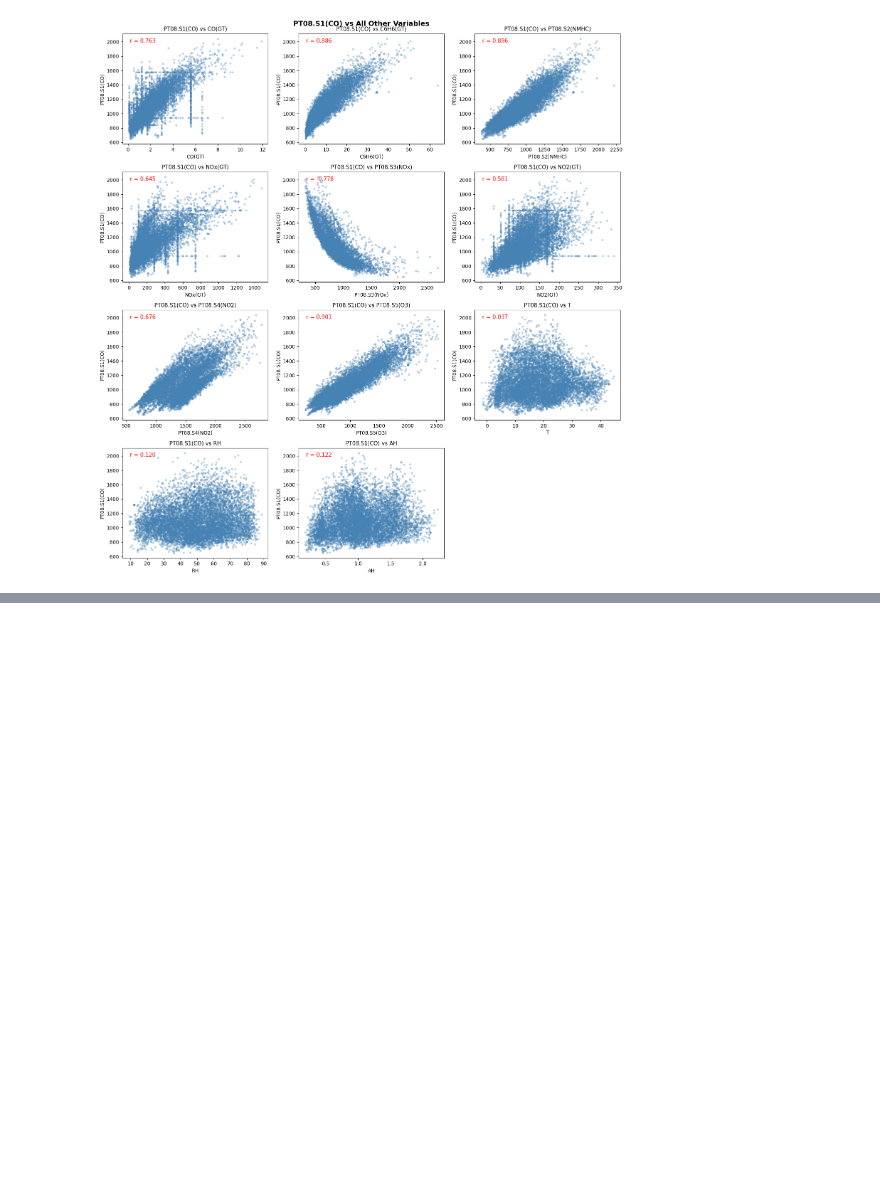
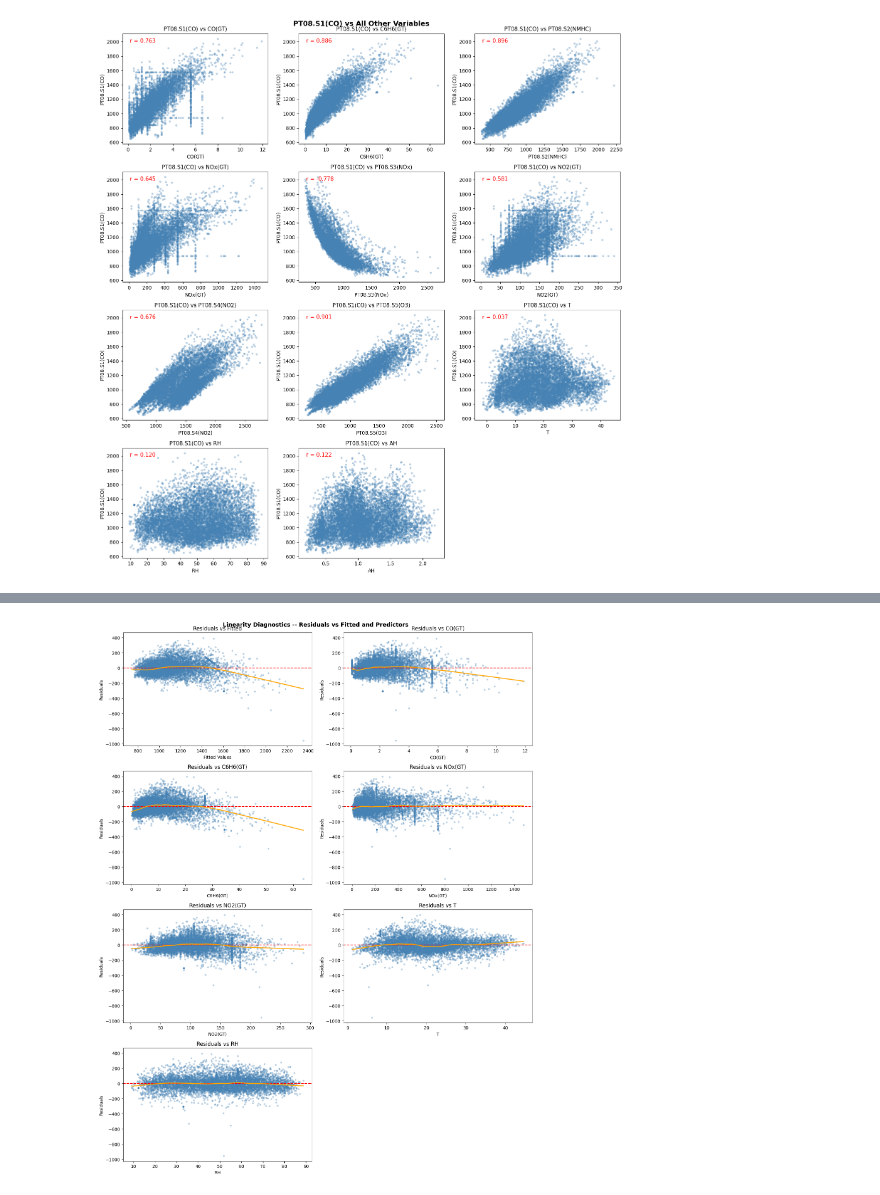
Before and after one commit to 3313556500/210P-Final-Project---Tao-Chen, a Jupyter notebook: 210P Final Project.ipynb, the cells around one changed output, grey strips where cells are left out. Saved outputs shown, nothing was run; the diff lists cells and outputs as text; code cells hidden in the pictures; blank space fills up the shorter version.

```diff
--- a/210P Final Project.ipynb
+++ b/210P Final Project.ipynb
@@ -505,0 +855,12 @@ plt.show()
+# %%
+#| label: tbl-air-mlr-fit
+#| tbl-cap: "MLR model summary for PT08.S1(CO) with all predictors."
+
+# (a) Fit MLR on training set using all predictors
+mlr_model = smf.ols(
+    "Q('PT08.S1(CO)') ~ Q('CO(GT)') + Q('C6H6(GT)') + Q('NOx(GT)') + "
+    "Q('NO2(GT)') + T + RH + AH",
+    data=train
+).fit()
+
+print(mlr_model.summary())
@@ -505,0 +1047,40 @@ plt.show()
+# %%
+#| label: fig-air-mlr-linearity
+#| fig-cap: "Residuals vs Fitted and Residuals vs each predictor."
+
+residuals = mlr_model.resid
+fitted    = mlr_model.fittedvalues
+
+predictor_cols = ["CO(GT)", "C6H6(GT)", "NOx(GT)", "NO2(GT)", "T", "RH", "AH"]
+
+fig, axes = plt.subplots(4, 2, figsize=(14, 18))
+axes = axes.flatten()
+
+# Residuals vs Fitted
+axes[0].scatter(fitted, residuals, alpha=0.3, s=10, color="steelblue")
+axes[0].axhline(0, color="red", linewidth=1.5, linestyle="--")
+lowess_fit = lowess(residuals, fitted, frac=0.2)
+axes[0].plot(lowess_fit[:, 0], lowess_fit[:, 1], color="orange", linewidth=2)
+axes[0].set_xlabel("Fitted Values")
+axes[0].set_ylabel("Residuals")
+axes[0].set_title("Residuals vs Fitted")
+
+# Residuals vs each predictor
+for i, col in enumerate(predictor_cols):
+    axes[i+1].scatter(train[col], residuals, alpha=0.3, s=10, color="steelblue")
+    axes[i+1].axhline(0, color="red", linewidth=1.5, linestyle="--")
+    lowess_fit = lowess(residuals, train[col], frac=0.2)
+    axes[i+1].plot(lowess_fit[:, 0], lowess_fit[:, 1], color="orange", linewidth=2)
+    axes[i+1].set_xlabel(col)
+    axes[i+1].set_ylabel("Residuals")
+    axes[i+1].set_title(f"Residuals vs {col}")
+
+# Hide last empty subplot
+axes[-1].set_visible(False)
+
+plt.suptitle("Linearity Diagnostics -- Residuals vs Fitted and Predictors",
+             fontsize=13, fontweight="bold")
+plt.tight_layout()
+plt.show()
+# %% [output]
+[figure, added]
```
Also changed, not shown: parts of 57 cells of this notebook.
